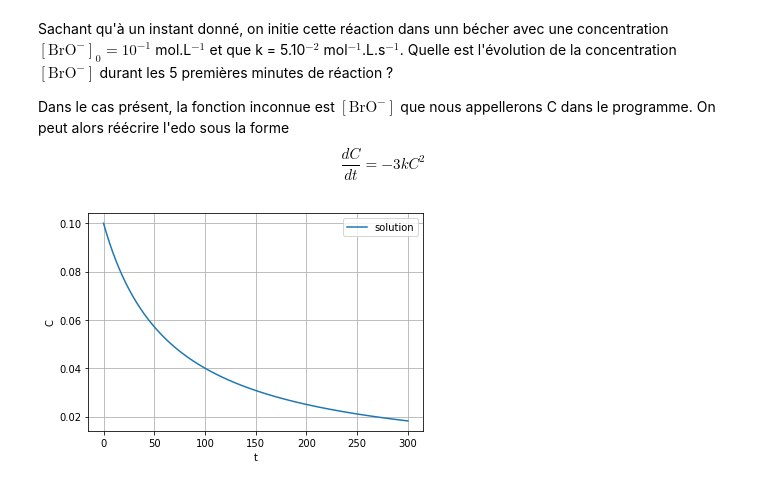
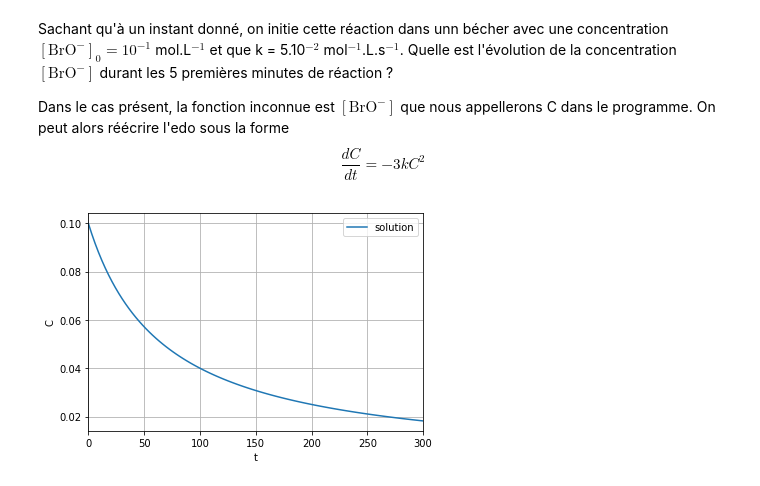
Before and after one commit to YannickHallez/CHIM2-ON1, a Jupyter notebook: ode.ipynb, the cells around one changed output. Cells and saved outputs as stored; diff of their text form; code cells hidden in the pictures.

```diff
--- a/ode.ipynb
+++ b/ode.ipynb
@@ -170,22 +170,23 @@ $$ \dfrac{dC}{dt}=-3kC^2$$
 # %%
 from pylab import *
 from scipy.integrate import *
 
 k=5e-2
 
 def der(C,t): #fonction retournant la valeur de la dérivée de f.
   return -3*k*C**2
 
 borneGauche = 0 #borne gauche de l'intervalle de résolution
 borneDroite = 300 #borne droite de l'intervalle de résolution
 npoints = 100 #nombre de points de discrétisation
 t=linspace(borneGauche,borneDroite,npoints) #Discrétisation de l'intervalle de résolution
 C0=1e-1 #Valeur initiale
 res=odeint(der,C0,t) #appel de odeint
 plot(t,res,label="solution") # Tracé du résultat
 xlabel('t')
 ylabel('C')
+xlim(borneGauche,borneDroite)
 legend()
 grid()
 # %% [output]
-[figure, old version]
+[figure, new version]
```
